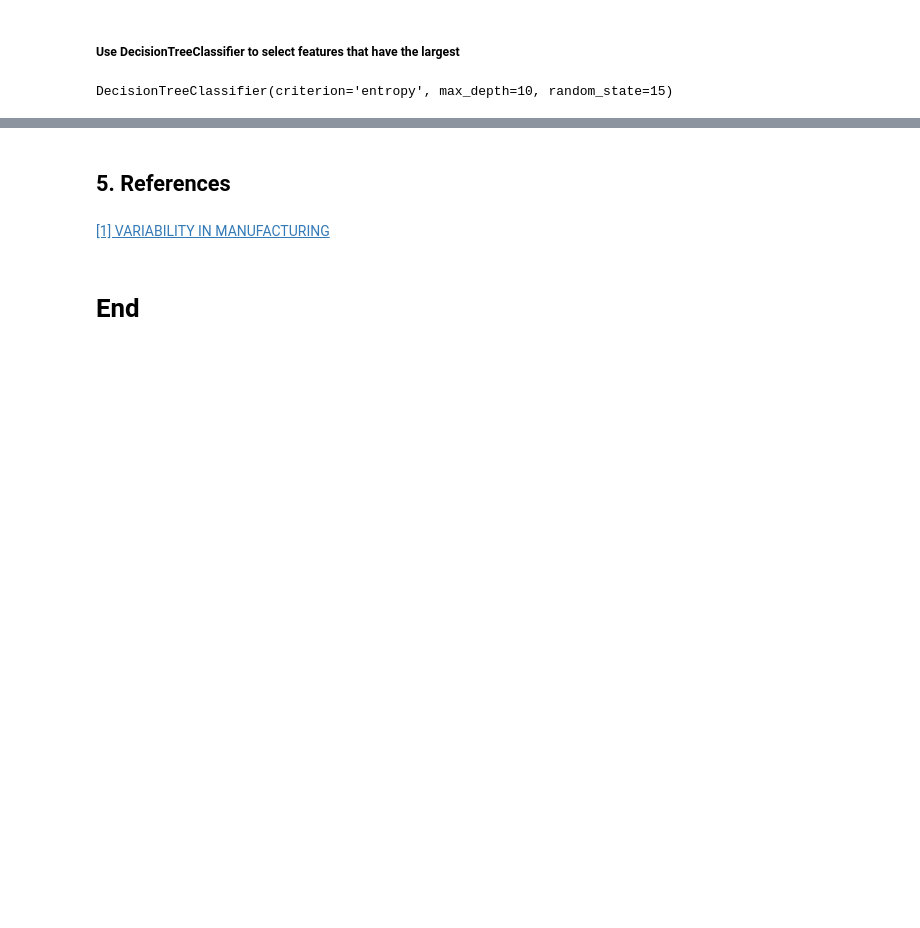
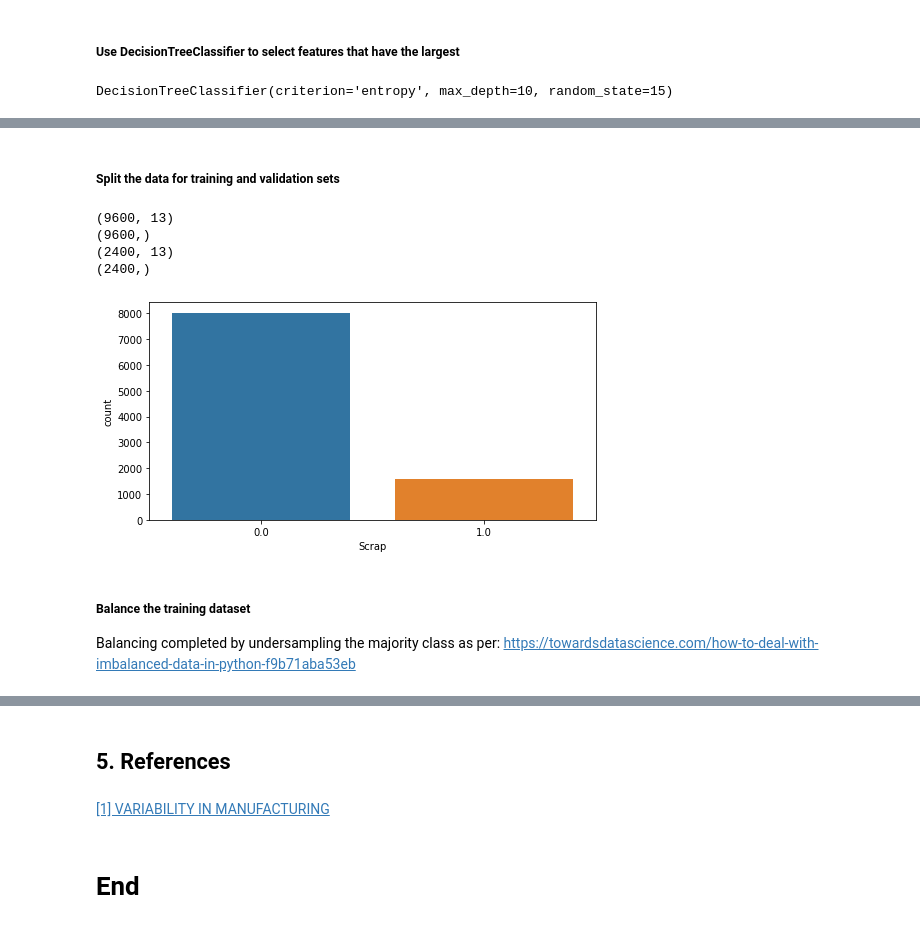
Before and after one commit to przemekbil/PfDA_2021_project, a Jupyter notebook: Project.ipynb, the cells around one changed output, grey strips where cells are left out. Drawn from its saved outputs; the diff is of its cells as text; code cells hidden in the pictures; blank space fills up the shorter version.

Commit message:
Training dataset balanced using imbalanced-learn package

```diff
--- a/Project.ipynb
+++ b/Project.ipynb
@@ -829 +835,28 @@ use_column
 Name: Feature, dtype: object
+# %% [markdown]
+#####  Split the data for training and validation sets
+# %%
+X = lot_params2[use_column]
+Y = lot_params2['Scrap']
+# %%
+X_train, X_test, Y_train, Y_test = train_test_split(X, Y, train_size = 0.8, test_size=0.2)
+# %%
+print(X_train.shape)
+print(Y_train.shape)
+print(X_test.shape)
+print(Y_test.shape)
+# %% [output]
+(9600, 13)
+(9600,)
+(2400, 13)
+(2400,)
+# %%
+# Let's check if the Y is evenly distributed
+sns.countplot(x=Y_train)
+plt.show()
+# %% [output]
+[figure, added]
+# %% [markdown]
+##### Balance the training dataset
+
+Balancing completed by undersampling the majority class as per: https://towardsdatascience.com/how-to-deal-with-imbalanced-data-in-python-f9b71aba53eb
```
Also changed, not shown: parts of 37 cells of this notebook, 1 other file.
